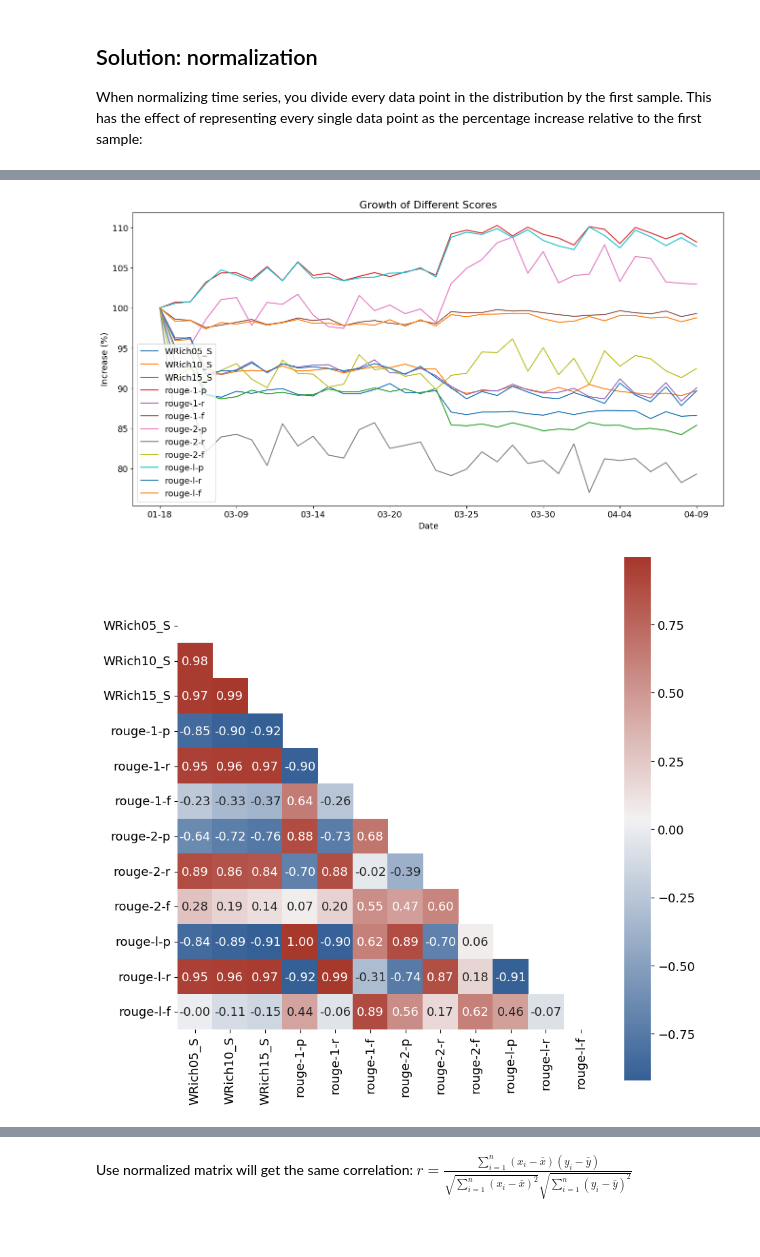
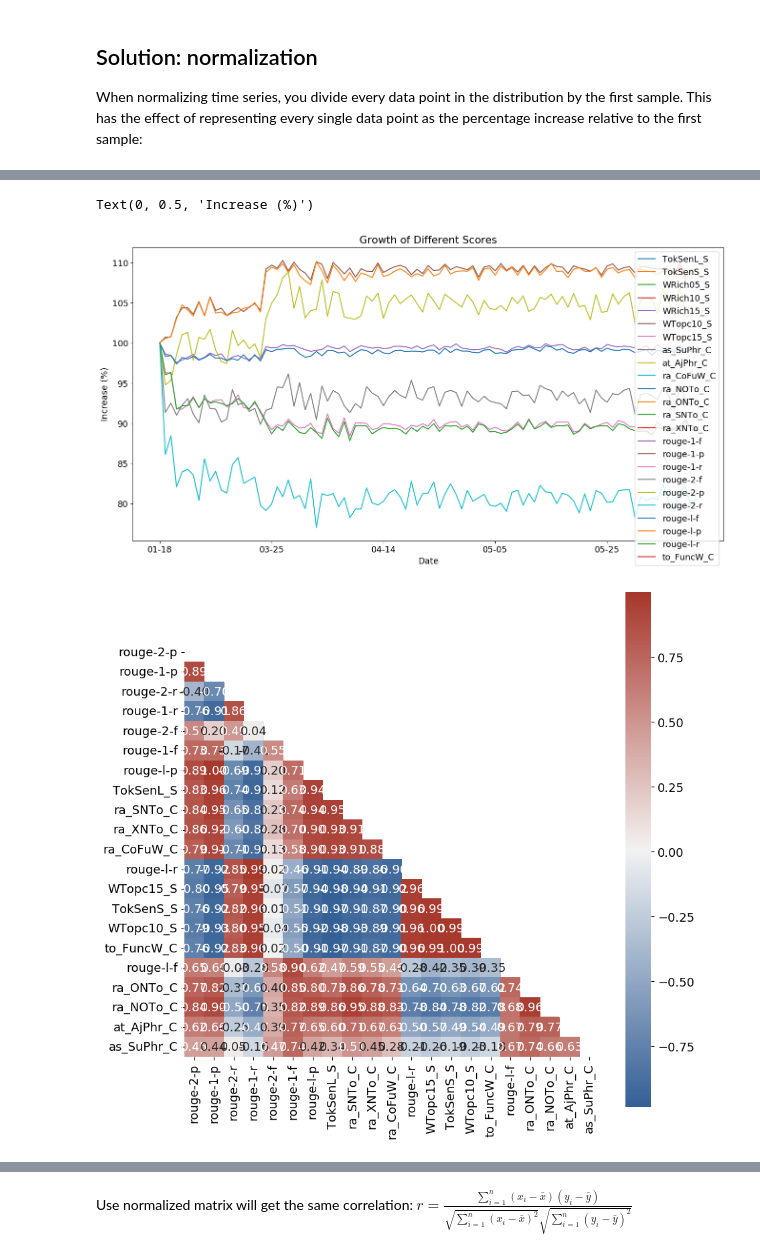
Before and after one commit to THU-KEG/ChatLog, a Jupyter notebook: shells/temporal_analysis.ipynb, the cells around one changed output, grey strips where cells are left out. Cells and saved outputs as stored; diff of their text form; code cells hidden in the pictures.

```diff
--- a/shells/temporal_analysis.ipynb
+++ b/shells/temporal_analysis.ipynb
@@ -6,8 +6,9 @@ import matplotlib.pyplot as plt
 import statsmodels.api as sm
 
 tps = pd.read_csv(
-    "/data/tsq/CK/pic/avg_HC3_all_pearson_corr_feats_0409.csv", parse_dates=["time"]
+    "/data/tsq/CK/pic/avg_HC3_all_pearson_corr_feats.csv", parse_dates=["time"]
 )
 print(tps.shape)
 print(tps.columns)
+print(len(tps))
 # %% [output]
@@ -32,0 +23,26 @@ Index(['WRich05_S', 'WRich10_S', 'WRich15_S', 'WRich20_S', 'WClar05_S',
+# %%
+if len(tps) > 90000:
+    gps = tps.groupby("time").agg('mean').drop("Unnamed: 0", axis=1).drop(['04-21'],axis=0)
+    # gps = tps.groupby("time").agg('mean').drop("Unnamed: 0", axis=1)
+else:
+    gps = tps.groupby("time").agg('mean').drop("Unnamed: 0", axis=1)
+# gps = tps.groupby("time").agg('mean').drop("Unnamed: 0", axis=1).iloc[46:50,:]
+# gps = tps.groupby("time").agg('mean').drop("Unnamed: 0", axis=1)
+# print(gps)
+print(gps.shape)
+print(gps.columns)
+
+gps_corr_matrix = gps.corr(method="pearson")
+# print(gps_corr_matrix[gps_corr_matrix.columns[240]])
+specific_col = gps_corr_matrix[gps_corr_matrix.columns[242]]
+print("#########")
+print(specific_col)
+print(specific_col.idxmax())
+df_sorted = specific_col.sort_values(ascending=False)
+# df_without_max = specific_col[specific_col != specific_col.max()]
+print("#########")
+print(df_sorted.shape)
+print(df_sorted.head(6))
+# print('The row number of the max value in the column is: ', max_value_index)
+
+# ['rouge-l-p', 'TokSenL_S', 'ra_SNTo_C', 'ra_XNTo_C', 'ra_CoFuW_C' ,'rouge-l-r', 'WTopc15_S', 'TokSenS_S', 'WTopc10_S', 'to_FuncW_C', 'rouge-l-f', 'ra_ONTo_C', 'ra_NOTo_C', 'at_AjPhr_C', 'as_SuPhr_C']
@@ -52,0 +76,14 @@ Text(0, 0.5, 'Raw score')
+# %%
+# for v1
+drop_cols = gps.columns[3:230]
+drop_df = gps.drop(drop_cols, axis=1)
+# for v2
+# feature_cols = ['rouge-l-p', 'TokSenL_S', 'rouge-l-r', 'WTopc15_S', 'rouge-l-f', 'ra_ONTo_C']
+# feature_cols = ['rouge-l-p', 'TokSenL_S', 'ra_SNTo_C', 'ra_XNTo_C' ,'rouge-l-r', 'WTopc15_S', 'TokSenS_S', 'WTopc10_S', 'rouge-l-f', 'ra_ONTo_C', 'ra_NOTo_C', 'at_AjPhr_C']
+feature_cols = ['rouge-l-p', 'TokSenL_S', 'ra_SNTo_C', 'ra_XNTo_C', 'ra_CoFuW_C' ,'rouge-l-r', 'WTopc15_S', 'TokSenS_S', 'WTopc10_S', 'to_FuncW_C', 'rouge-l-f', 'ra_ONTo_C', 'ra_NOTo_C', 'at_AjPhr_C', 'as_SuPhr_C']
+sel_cols = ["rouge-2-p", "rouge-1-p", "rouge-2-r","rouge-1-r", "rouge-2-f", "rouge-1-f"] + feature_cols
+drop_df_v2 = gps[sel_cols]
+drop_df_v2.plot(figsize=(16, 6), fontsize=15)
+
+plt.xlabel("Date")
+plt.ylabel("Raw score")
@@ -81,25 +130,28 @@ plt.ylabel("Increase (%)");
 # %%
 new_drop_df = drop_df.drop(["qa", "gltr", "ppl", "single"], axis=1)
-new_normalized = new_drop_df.div(new_drop_df.iloc[0]).mul(100)  # Multiply by 100 to get percentages
+# new_normalized = new_drop_df.div(new_drop_df.iloc[0]).mul(100)  # Multiply by 100 to get percentages
+
+new_normalized = drop_df_v2.div(new_drop_df.iloc[0]).mul(100)  # Multiply by 100 to get percentages
 
 new_normalized.plot(figsize=(16, 8),
                     title="Growth of Different Scores")
 plt.xlabel("Date")
-plt.ylabel("Increase (%)");
+plt.ylabel("Increase (%)")
 # %% [output]
+Text(0, 0.5, 'Increase (%)')
-[figure, old version]
+[figure, new version]
 # %%
 # Create a custom palette
 # cmap = sns.diverging_palette(0, 230, 90, 60, as_cmap=True)
 cmap = sns.diverging_palette(250, 15, s=75, l=40, n=9, center="light", as_cmap=True)
 # Compute corr matrix
-matrix = new_drop_df.corr(method="pearson")
+matrix = drop_df_v2.corr(method="pearson")
 # Create a mask
 mask = np.triu(np.ones_like(matrix, dtype=bool))
 
 fig, ax = plt.subplots(figsize=(10, 10))
 sns.heatmap(matrix, mask=mask, square=True, cmap=cmap, annot=True, fmt=".2f", ax=ax)
 plt.show()
 print(matrix)
 # %% [output]
-[figure, old version]
+[figure, new version]
```
Also changed, not shown: parts of 13 cells of this notebook, 8 other files.
